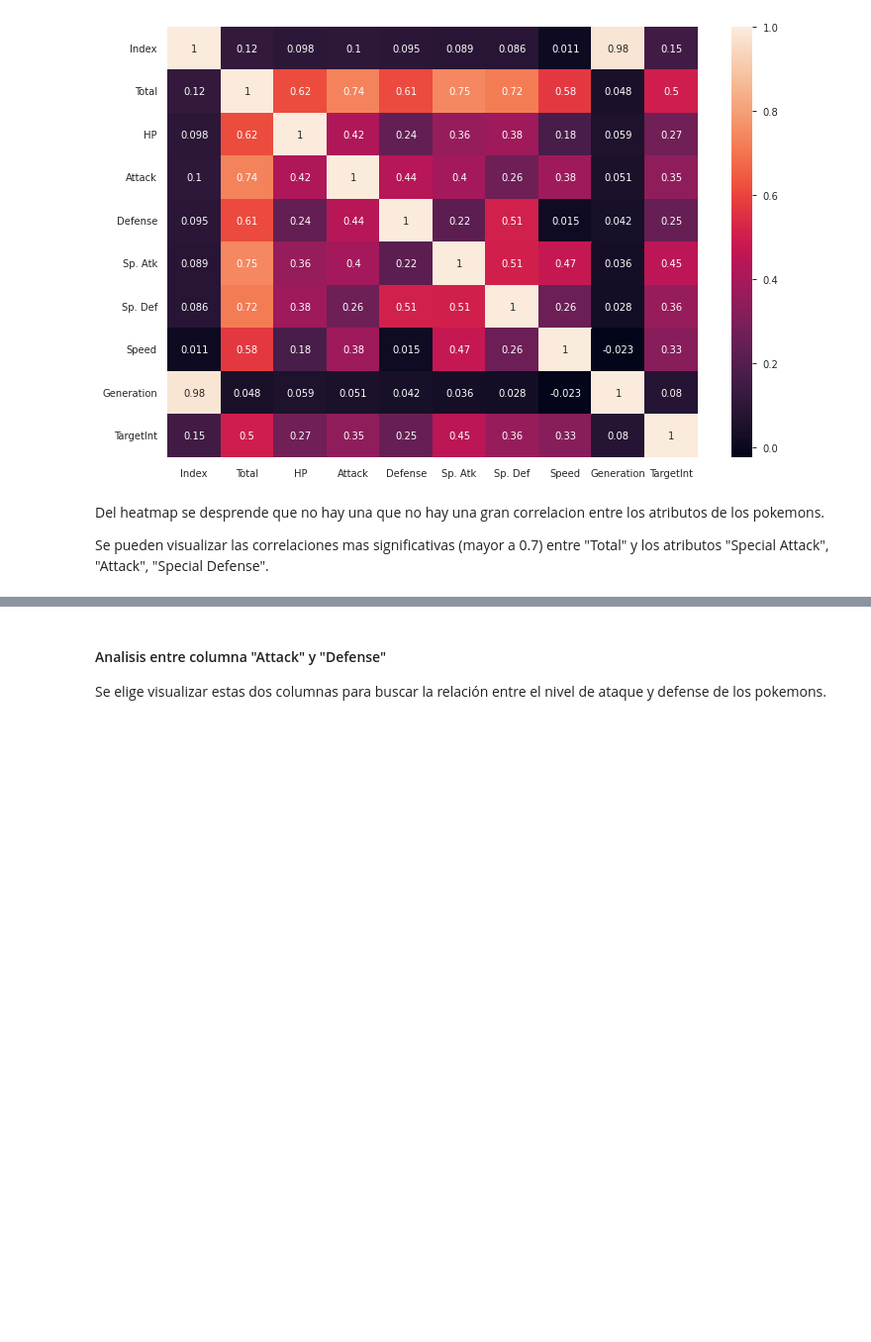
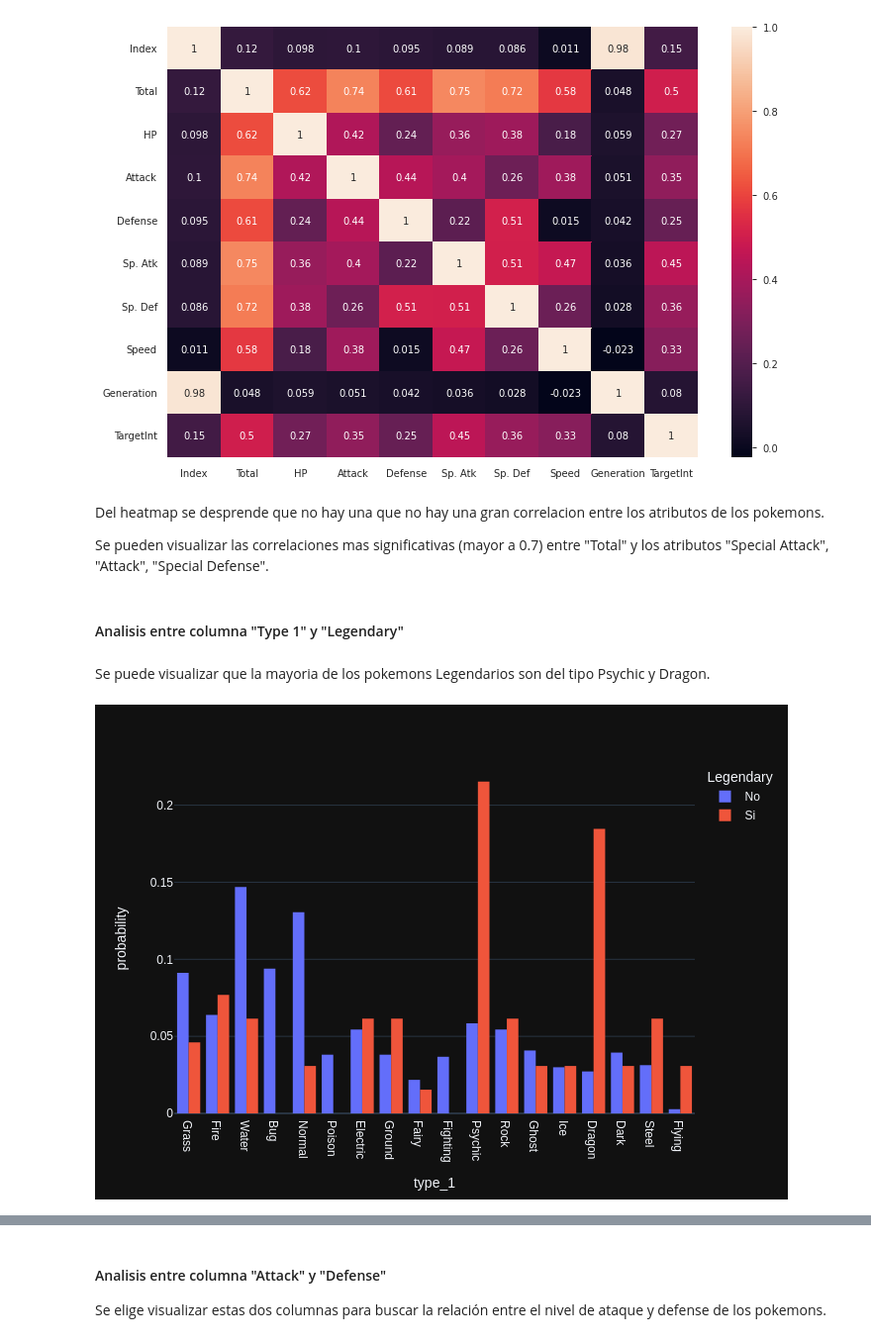
Before and after one commit to gdarias1987/Datascients-Coderhouse, a Jupyter notebook: Entrega1Arias.ipynb, the cells around one changed output, grey strips where cells are left out. Shown at 99% size. Saved outputs shown, nothing was run; the diff lists cells and outputs as text; code cells hidden in the pictures; blank space fills up the shorter version.

```diff
--- a/Entrega1Arias.ipynb
+++ b/Entrega1Arias.ipynb
@@ -378,3 +378,20 @@ sns.heatmap(vg_corr,
 Del heatmap se desprende que no hay una que no hay una gran correlacion entre los atributos de los pokemons.
 
 Se pueden visualizar las correlaciones mas significativas (mayor a 0.7) entre "Total" y los atributos "Special Attack", "Attack", "Special Defense".
+# %% [markdown]
+#### Analisis entre columna "Type 1" y "Legendary"
+# %% [markdown]
+Se puede visualizar que la mayoria de los pokemons Legendarios son del tipo Psychic y Dragon.
+# %%
+fig = px.histogram(
+    df,
+    x='type_1',
+    color='Legendary',
+    histnorm='probability',
+    barmode="group"
+)
+
+# fig.show()
+fig.show("png")
+# %% [output]
+[figure, added]
```
Also changed, not shown: parts of 3 cells of this notebook.
